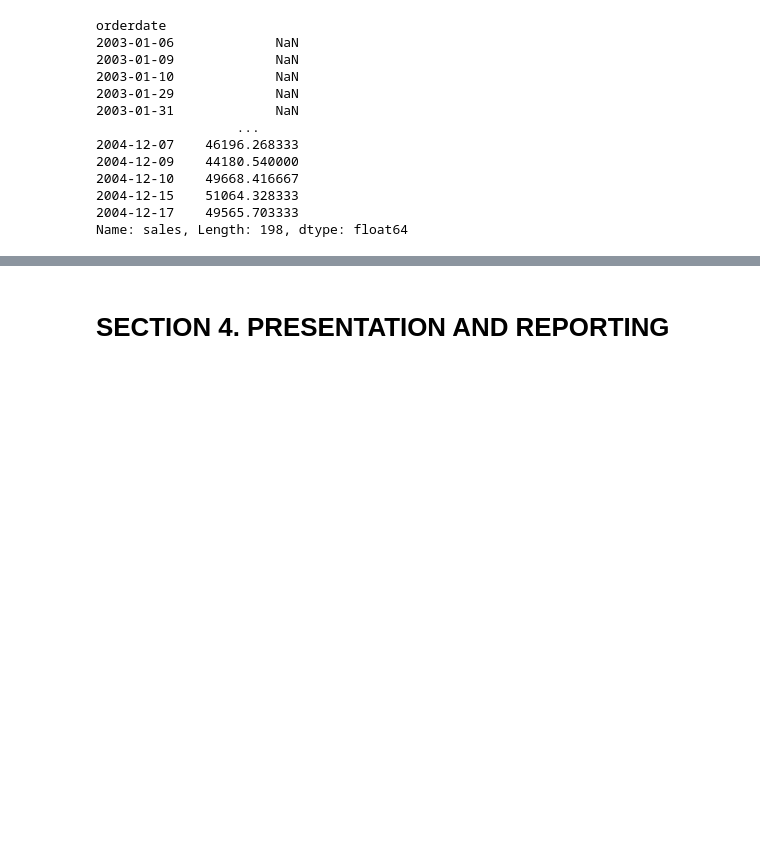
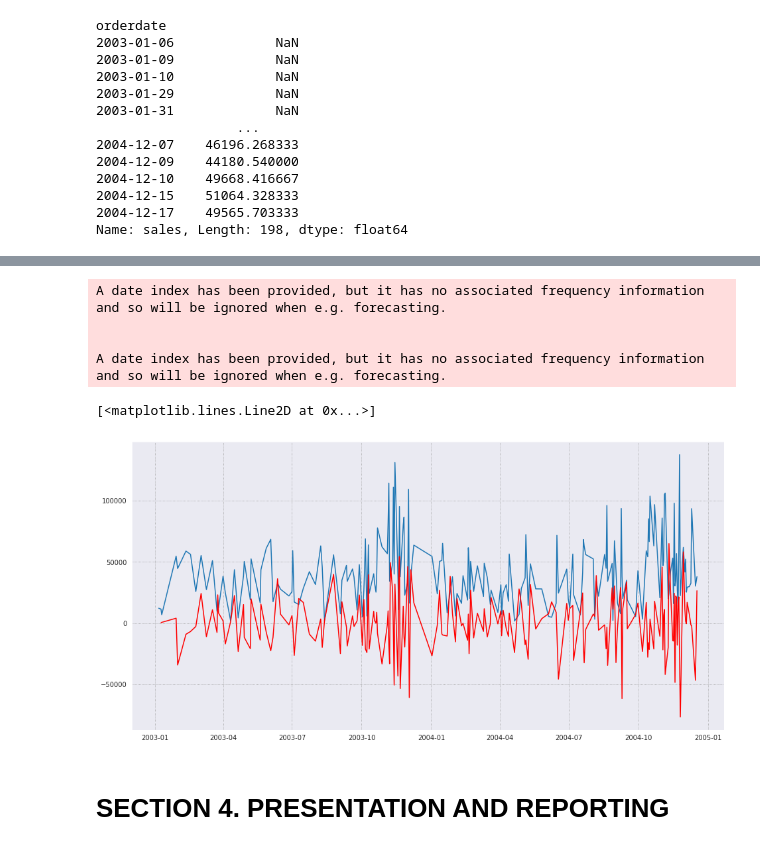
Before and after one commit to NUELBUNDI/PDS_PROJECT, a Jupyter notebook: PDS_PROJECT.ipynb, the cells around one changed output, grey strips where cells are left out. Drawn from its saved outputs; the diff is of its cells as text; code cells hidden in the pictures; blank space fills up the shorter version.

```diff
--- a/PDS_PROJECT.ipynb
+++ b/PDS_PROJECT.ipynb
@@ -720,2 +773,17 @@ dtype: float64
+# %%
+from statsmodels.tsa.arima_model import ARIMA
+
+plt.figure(figsize=(16,8))
+model = ARIMA(ts_train, order=(2,1,0))
+results_ARIMA = model.fit()
+plt.plot(ts_train)
+plt.plot(results_ARIMA.fittedvalues, color='red')
+# %% [output]
+A date index has been provided, but it has no associated frequency information and so will be ignored when e.g. forecasting.
+
+
+A date index has been provided, but it has no associated frequency information and so will be ignored when e.g. forecasting.
+[<matplotlib.lines.Line2D at 0x...>]
+[figure, added]
 # %% [markdown]
 # **SECTION 4. PRESENTATION AND REPORTING**
```
Also changed, not shown: parts of 6 cells of this notebook.
